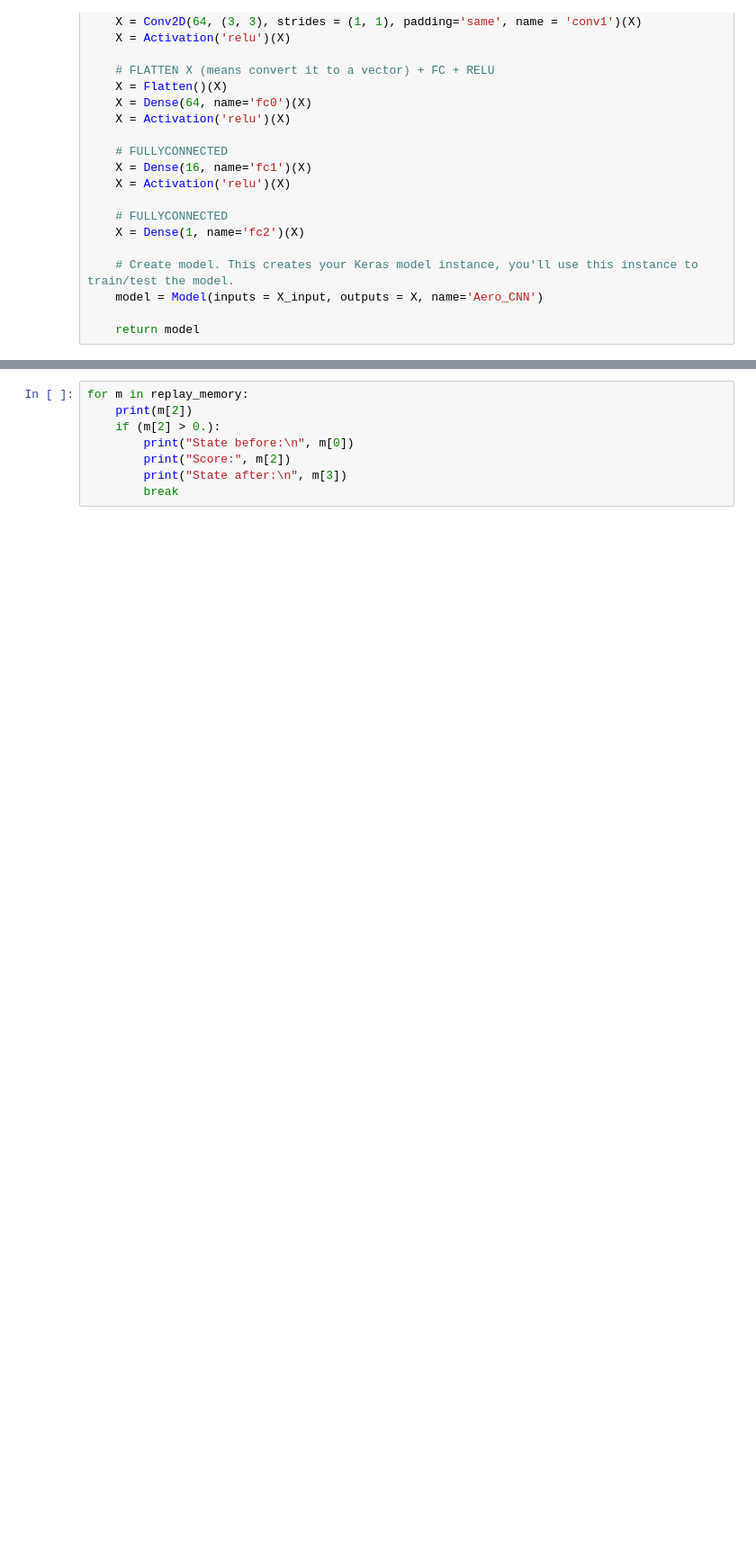
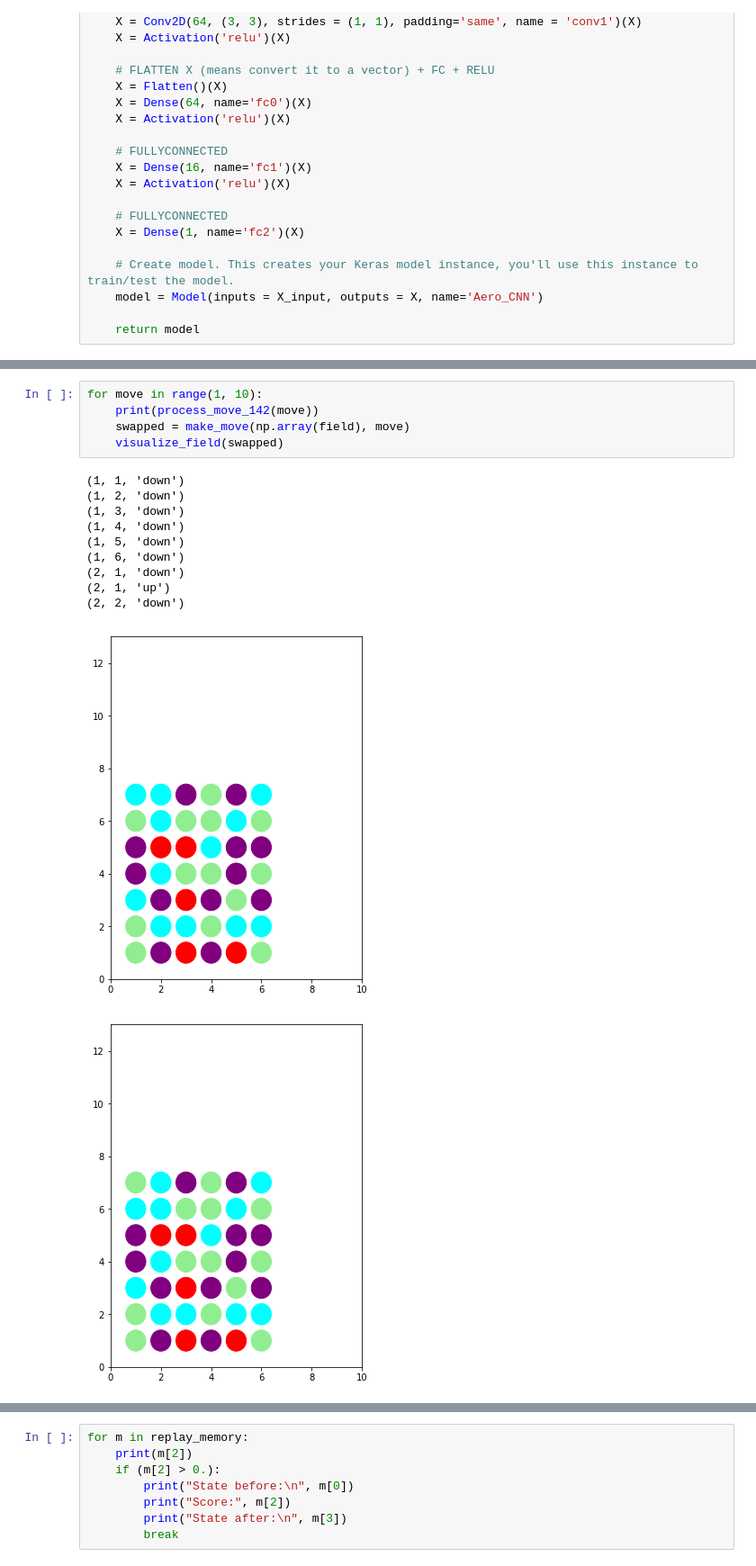
Before and after one commit to ippeter/Aeroflot-II, a Jupyter notebook: Aeroflot II. The Dark Side v0.9 20190320.ipynb, the cells around one changed output, grey strips where cells are left out. Shown at 90% size. Saved outputs shown, nothing was run; the diff lists cells and outputs as text; blank space fills up the shorter version.

```diff
--- a/Aeroflot II. The Dark Side v0.9 20190320.ipynb
+++ b/Aeroflot II. The Dark Side v0.9 20190320.ipynb
@@ -502,0 +635,17 @@ Wall time: 2h 4min 35s
+# %%
+for move in range(1, 10):
+    print(process_move_142(move))
+    swapped = make_move(np.array(field), move)
+    visualize_field(swapped)
+# %% [output]
+(1, 1, 'down')
+(1, 2, 'down')
+(1, 3, 'down')
+(1, 4, 'down')
+(1, 5, 'down')
+(1, 6, 'down')
+(2, 1, 'down')
+(2, 1, 'up')
+(2, 2, 'down')
+[figure, added]
+[figure, added]
```
Also changed, not shown: parts of 18 cells of this notebook.
